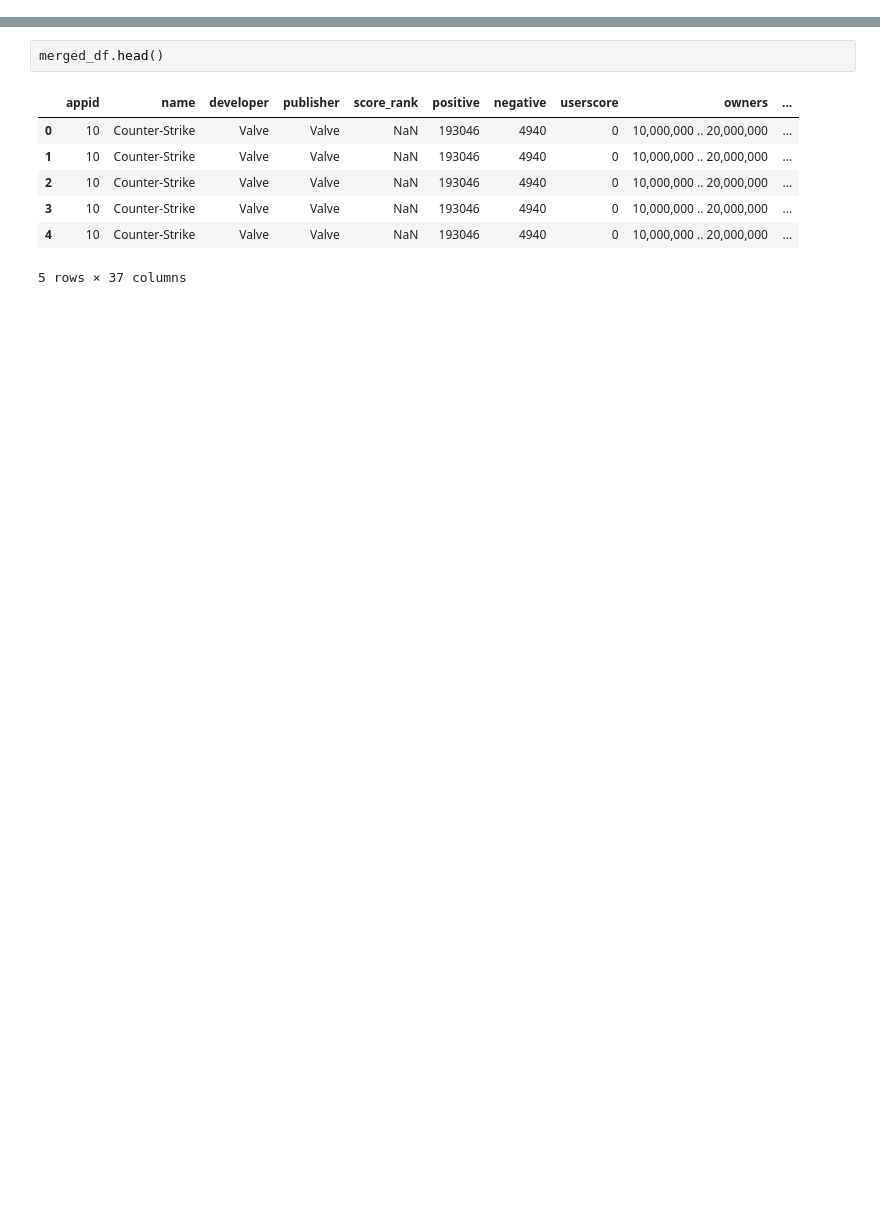
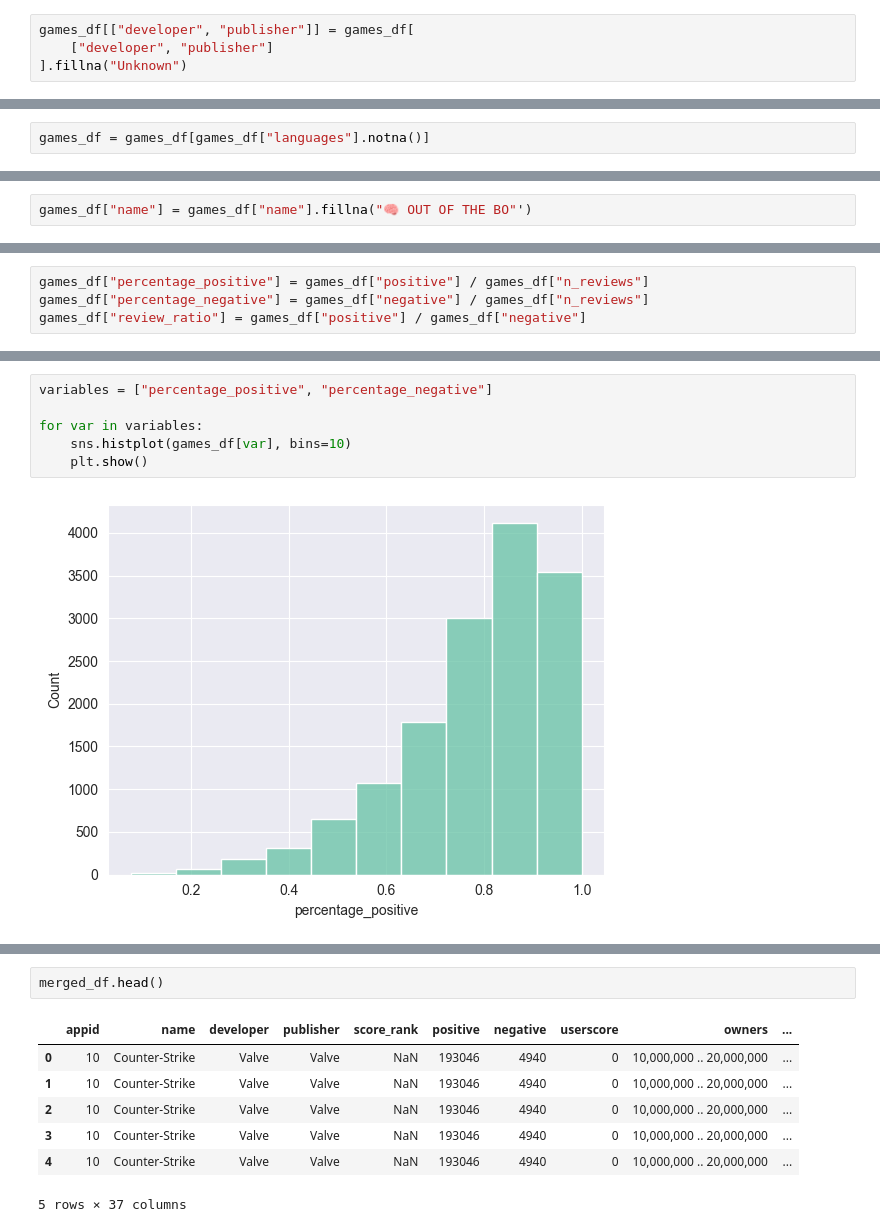
Before and after one commit to Mattcalcaterra/steamMarketPrediction, a Jupyter notebook: Final Project.ipynb, the cells around one changed output, grey strips where cells are left out. Cells and saved outputs as stored; diff of their text form; blank space fills up the shorter version.

```diff
--- a/Final Project.ipynb
+++ b/Final Project.ipynb
@@ -26,0 +146,4 @@ merged_df = pd.merge(games_df, reviews_df, on='appid')
+# %%
+games_df[["developer", "publisher"]] = games_df[
+    ["developer", "publisher"]
+].fillna("Unknown")
@@ -26,0 +164,2 @@ merged_df = pd.merge(games_df, reviews_df, on='appid')
+# %%
+games_df = games_df[games_df["languages"].notna()]
@@ -26,0 +199,2 @@ merged_df = pd.merge(games_df, reviews_df, on='appid')
+# %%
+games_df["name"] = games_df["name"].fillna("🧠 OUT OF THE BO"')
@@ -26,0 +203,4 @@ merged_df = pd.merge(games_df, reviews_df, on='appid')
+# %%
+games_df["percentage_positive"] = games_df["positive"] / games_df["n_reviews"]
+games_df["percentage_negative"] = games_df["negative"] / games_df["n_reviews"]
+games_df["review_ratio"] = games_df["positive"] / games_df["negative"]
@@ -26,0 +219,8 @@ merged_df = pd.merge(games_df, reviews_df, on='appid')
+# %%
+variables = ["percentage_positive", "percentage_negative"]
+
+for var in variables:
+    sns.histplot(games_df[var], bins=10)
+    plt.show()
+# %% [output]
+[figure, added]
```
Also changed, not shown: parts of 80 cells of this notebook.
